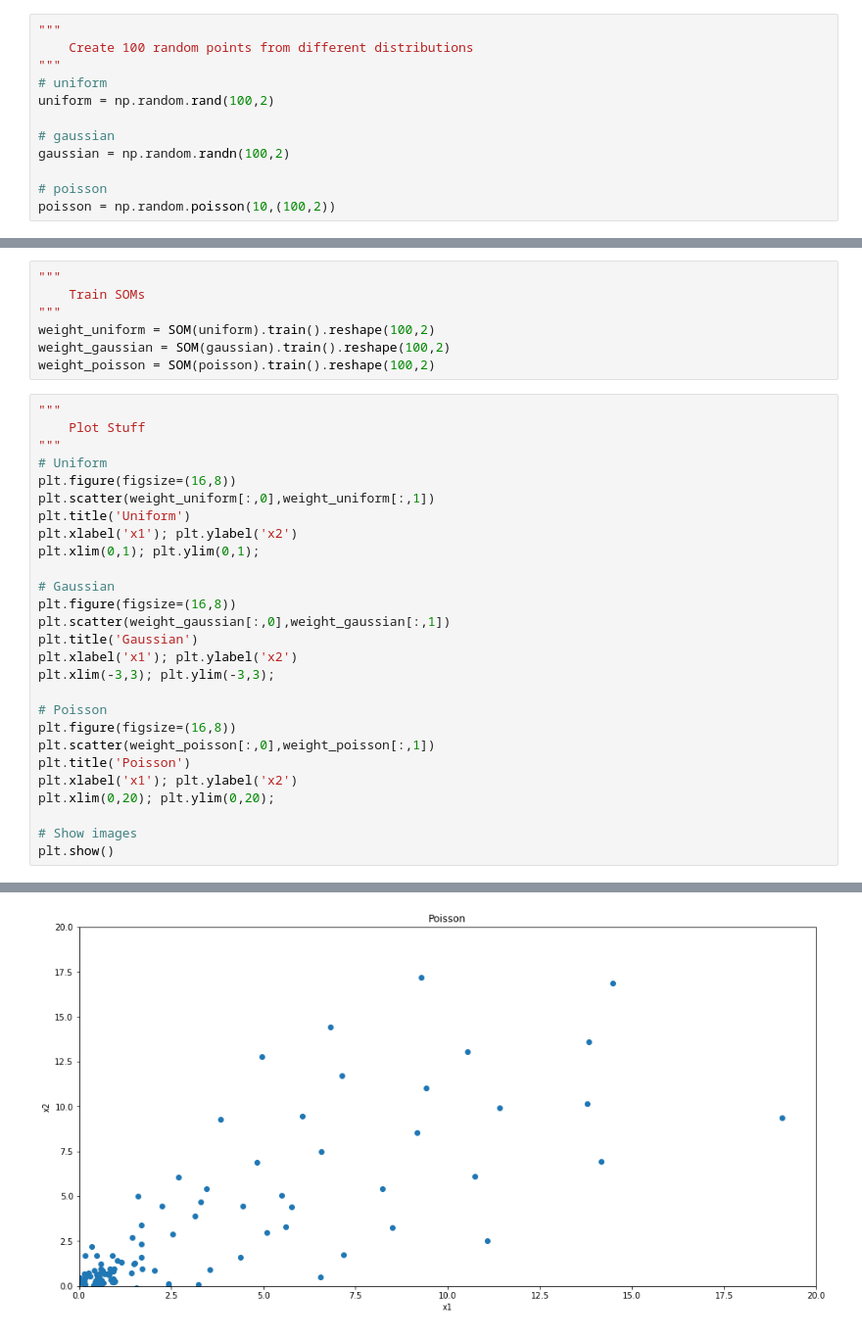
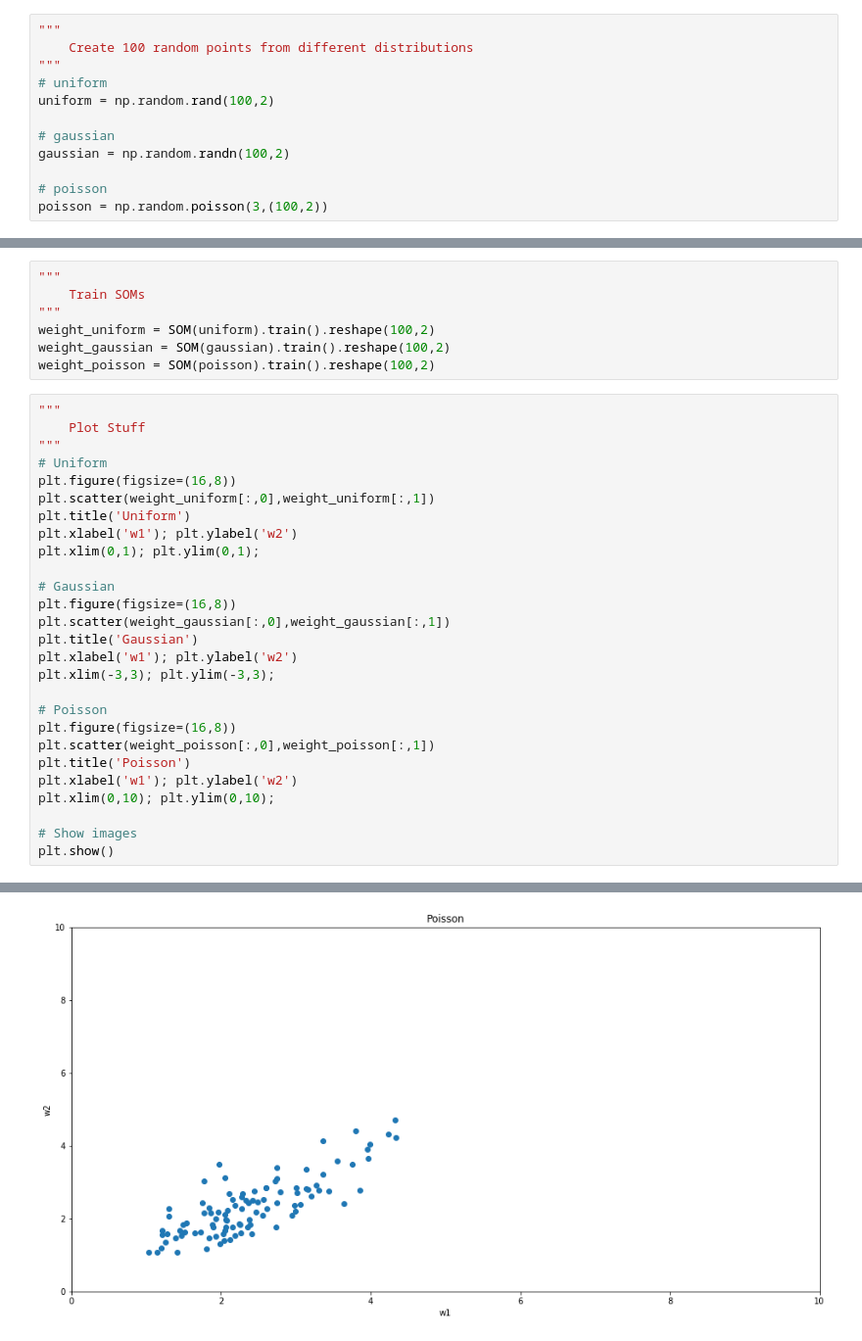
Before and after one commit to vanandrew/BME572, a Jupyter notebook: HW2/Problem3.ipynb, the cells around one changed output, grey strips where cells are left out. Shown at 98% size. Cells and saved outputs as stored; diff of their text form.

```diff
--- a/HW2/Problem3.ipynb
+++ b/HW2/Problem3.ipynb
@@ -36,7 +34,7 @@ uniform = np.random.rand(100,2)
 gaussian = np.random.randn(100,2)
 
 # poisson
-poisson = np.random.poisson(10,(100,2))
+poisson = np.random.poisson(3,(100,2))
 # %%
 """
     Create SOM
@@ -130,22 +138,22 @@ weight_poisson = SOM(poisson).train().reshape(100,2)
 plt.figure(figsize=(16,8))
 plt.scatter(weight_uniform[:,0],weight_uniform[:,1])
 plt.title('Uniform')
-plt.xlabel('x1'); plt.ylabel('x2')
+plt.xlabel('w1'); plt.ylabel('w2')
 plt.xlim(0,1); plt.ylim(0,1);
 
 # Gaussian
 plt.figure(figsize=(16,8))
 plt.scatter(weight_gaussian[:,0],weight_gaussian[:,1])
 plt.title('Gaussian')
-plt.xlabel('x1'); plt.ylabel('x2')
+plt.xlabel('w1'); plt.ylabel('w2')
 plt.xlim(-3,3); plt.ylim(-3,3);
 
 # Poisson
 plt.figure(figsize=(16,8))
 plt.scatter(weight_poisson[:,0],weight_poisson[:,1])
 plt.title('Poisson')
-plt.xlabel('x1'); plt.ylabel('x2')
-plt.xlim(0,20); plt.ylim(0,20);
+plt.xlabel('w1'); plt.ylabel('w2')
+plt.xlim(0,10); plt.ylim(0,10);
 
 # Show images
 plt.show()
@@ -155 +163 @@ plt.show()
-[figure, old version]
+[figure, new version]
```
Also changed, not shown: parts of 3 cells of this notebook.
